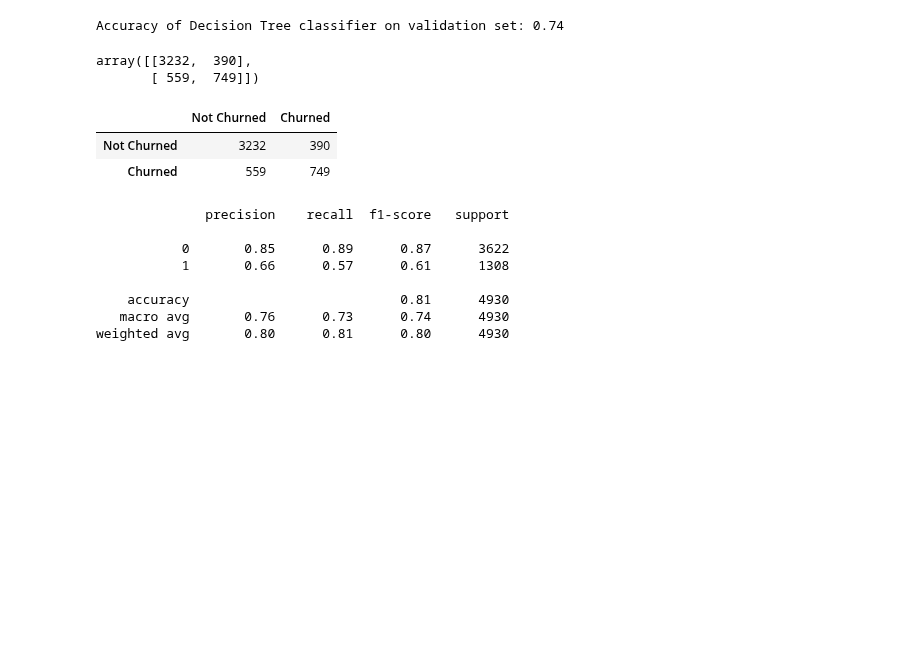
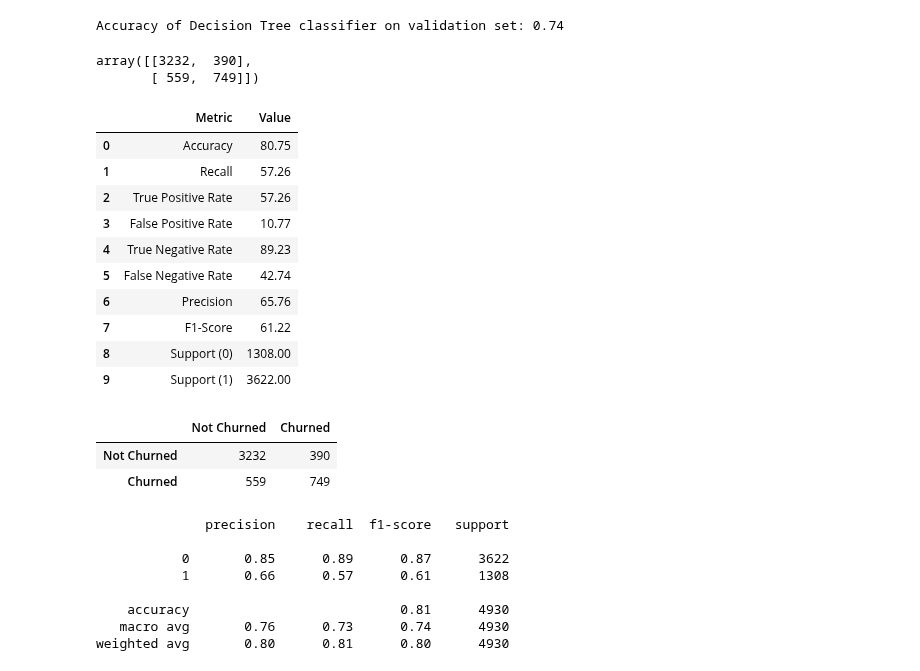
Before and after one commit to Marc-Aradillas/Classification_exercises.ipynb, a Jupyter notebook: decision_tree.ipynb, the cells around one changed output. Drawn from its saved outputs; the diff is of its cells as text; code cells hidden in the pictures; blank space fills up the shorter version.

```diff
--- a/decision_tree.ipynb
+++ b/decision_tree.ipynb
@@ -251,6 +251,26 @@ model
 **TN:** 370
 
 **FN:** 92
+# %%
+def metrics(TP, TN, FP, FN):
+    accuracy = round((TP + TN) / (TP + TN + FP + FN) * 100, 2)
+    recall = round(TP / (TP + FN) * 100, 2)
+    true_positive_rate = round(TP / (TP + FN) * 100, 2)
+    false_positive_rate = round(FP / (FP + TN) *100, 2)
+    true_negative_rate = round(TN / (TN + FP) * 100, 2)
+    false_negative_rate = round(FN / (FN + TP) * 100, 2)
+    precision = round(TP / (TP + FP) * 100, 2)
+    f1_score = round((2 * (precision * recall) / (precision + recall)), 2)
+    support_neg = TP + FN
+    support_pos = FP + TN
+    data = {
+        'Metric': ['Accuracy', 'Recall', 'True Positive Rate', 'False Positive Rate', 'True Negative Rate', 'False Negative Rate', 'Precision', 'F1-Score', 'Support (0)', 'Support (1)'],
+        'Value': [accuracy, recall, true_positive_rate, false_positive_rate, true_negative_rate, false_negative_rate, precision, f1_score, support_neg, support_pos]
+    }
+    metrics = pd.DataFrame(data, index=None)
+    return metrics
+
+metrics(147, 370, 14, 92)
 # %% [markdown]
 **5. Run through steps 2-4 using a different max_depth value.**
 # %%
@@ -736,6 +767,38 @@ confusion_matrix(y_train, y_pred)
 # %% [output]
 array([[3232,  390],
        [ 559,  749]])
+# %%
+def metrics(TP, TN, FP, FN):
+    accuracy = round((TP + TN) / (TP + TN + FP + FN) * 100, 2)
+    recall = round(TP / (TP + FN) * 100, 2)
+    true_positive_rate = round(TP / (TP + FN) * 100, 2)
+    false_positive_rate = round(FP / (FP + TN) *100, 2)
+    true_negative_rate = round(TN / (TN + FP) * 100, 2)
+    false_negative_rate = round(FN / (FN + TP) * 100, 2)
+    precision = round(TP / (TP + FP) * 100, 2)
+    f1_score = round((2 * (precision * recall) / (precision + recall)), 2)
+    support_neg = TP + FN
+    support_pos = FP + TN
+    data = {
+        'Metric': ['Accuracy', 'Recall', 'True Positive Rate', 'False Positive Rate', 'True Negative Rate', 'False Negative Rate', 'Precision', 'F1-Score', 'Support (0)', 'Support (1)'],
+        'Value': [accuracy, recall, true_positive_rate, false_positive_rate, true_negative_rate, false_negative_rate, precision, f1_score, support_neg, support_pos]
+    }
+    metrics = pd.DataFrame(data, index=None)
+    return metrics
+
+metrics(749, 3232, 390, 559)
+# %% [output]
+|  | Metric | Value |
+| 0 | Accuracy | 80.75 |
+| 1 | Recall | 57.26 |
+| 2 | True Positive Rate | 57.26 |
+| 3 | False Positive Rate | 10.77 |
+| 4 | True Negative Rate | 89.23 |
+| 5 | False Negative Rate | 42.74 |
+| 6 | Precision | 65.76 |
+| 7 | F1-Score | 61.22 |
+| 8 | Support (0) | 1308.00 |
+| 9 | Support (1) | 3622.00 |
 # %%
 y_train = train.churn
 
```
Also changed, not shown: parts of 5 cells of this notebook, 1 other file.
